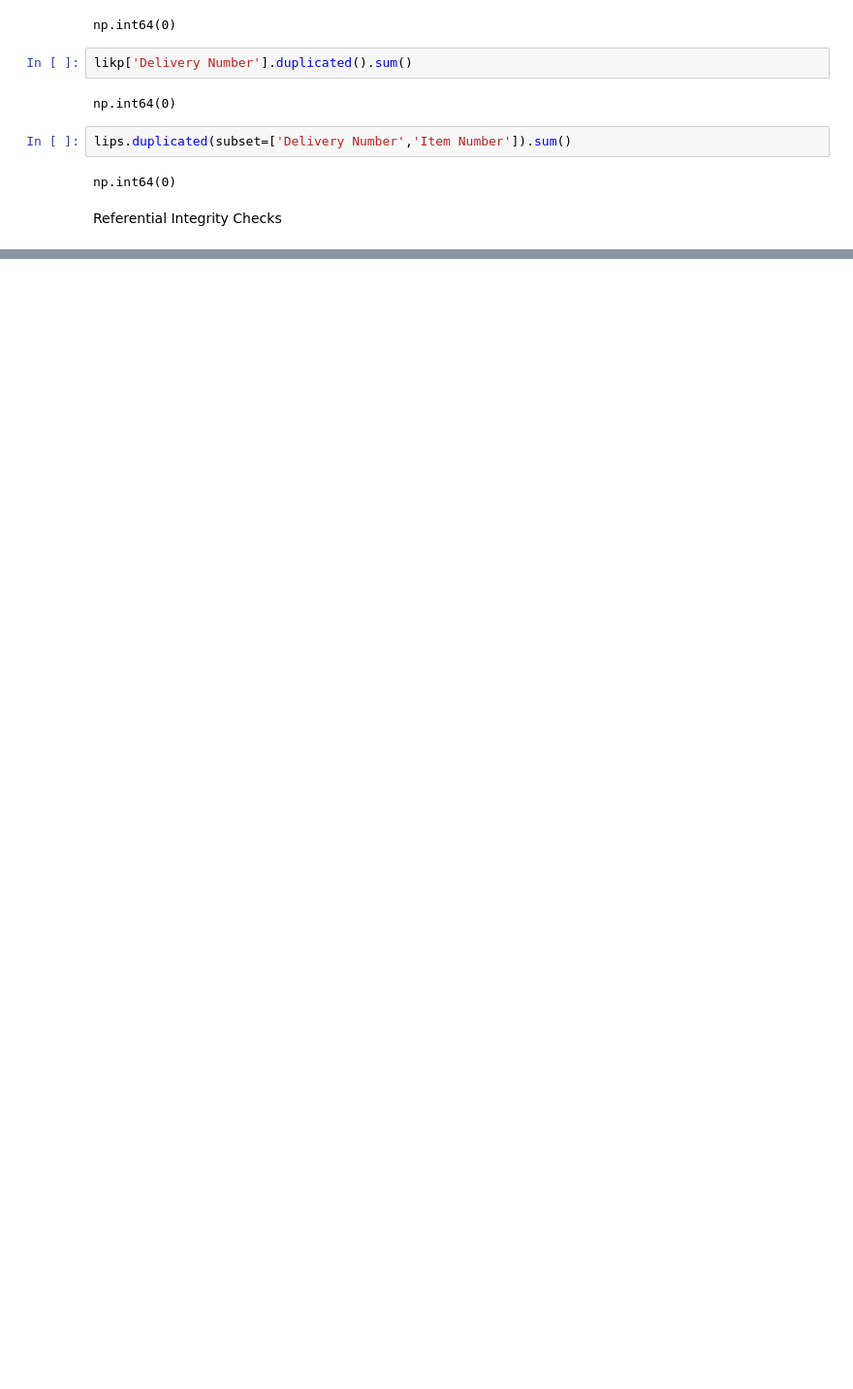
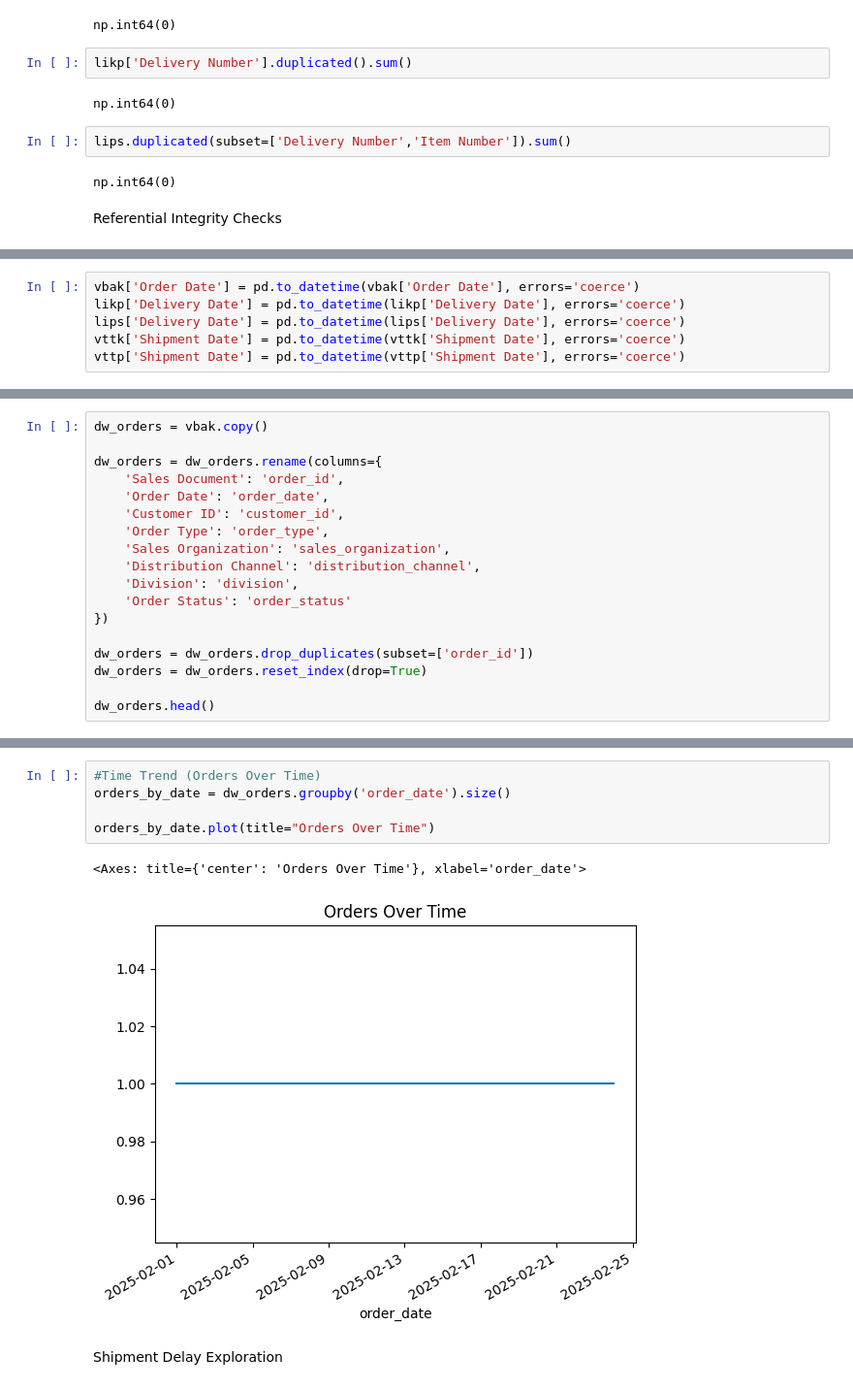
Before and after one commit to THIAGESHWARANS/E-commerce-Order-Fulfillment-Delivery-Analytics, a Jupyter notebook: etl_process.ipynb, the cells around one changed output, grey strips where cells are left out. Shown at 97% size. Cells and saved outputs as stored; diff of their text form; blank space fills up the shorter version.

```diff
--- a/etl_process.ipynb
+++ b/etl_process.ipynb
@@ -219,0 +237,6 @@ Referential Integrity Checks
+# %%
+vbak['Order Date'] = pd.to_datetime(vbak['Order Date'], errors='coerce')
+likp['Delivery Date'] = pd.to_datetime(likp['Delivery Date'], errors='coerce')
+lips['Delivery Date'] = pd.to_datetime(lips['Delivery Date'], errors='coerce')
+vttk['Shipment Date'] = pd.to_datetime(vttk['Shipment Date'], errors='coerce')
+vttp['Shipment Date'] = pd.to_datetime(vttp['Shipment Date'], errors='coerce')
@@ -219,0 +336,18 @@ Referential Integrity Checks
+# %%
+dw_orders = vbak.copy()
+
+dw_orders = dw_orders.rename(columns={
+    'Sales Document': 'order_id',
+    'Order Date': 'order_date',
+    'Customer ID': 'customer_id',
+    'Order Type': 'order_type',
+    'Sales Organization': 'sales_organization',
+    'Distribution Channel': 'distribution_channel',
+    'Division': 'division',
+    'Order Status': 'order_status'
+})
+
+dw_orders = dw_orders.drop_duplicates(subset=['order_id'])
+dw_orders = dw_orders.reset_index(drop=True)
+
+dw_orders.head()
@@ -219,0 +669,10 @@ Referential Integrity Checks
+# %%
+#Time Trend (Orders Over Time)
+orders_by_date = dw_orders.groupby('order_date').size()
+
+orders_by_date.plot(title="Orders Over Time")
+# %% [output]
+<Axes: title={'center': 'Orders Over Time'}, xlabel='order_date'>
+[figure, added]
+# %% [markdown]
+Shipment Delay Exploration
```
Also changed, not shown: parts of 61 cells of this notebook.
